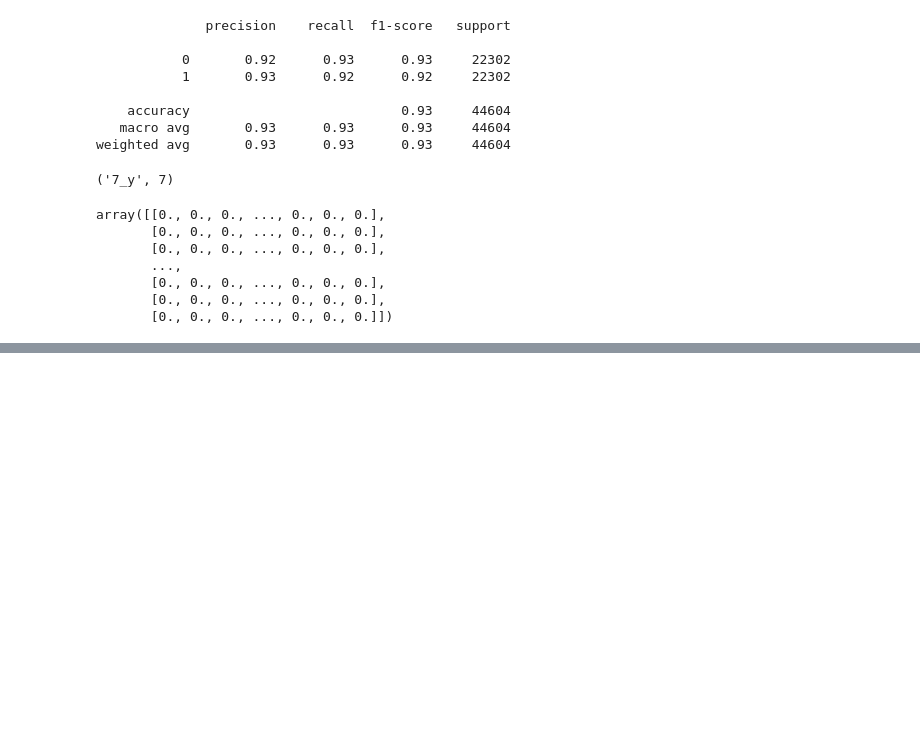
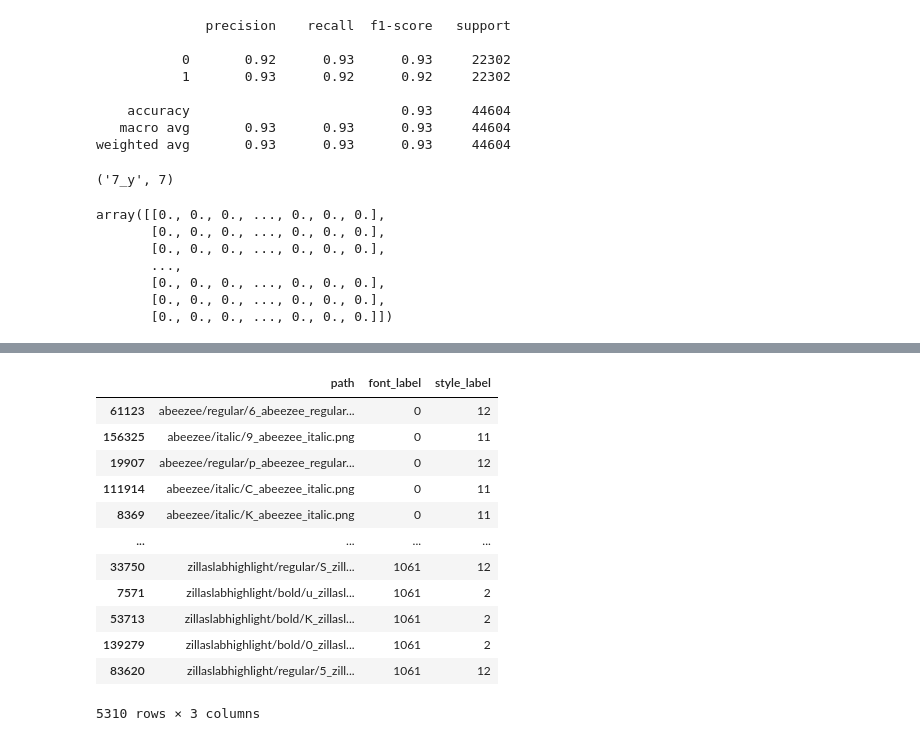
Before and after one commit to PhamQuocHuy1101/Character-independent-font-identification, a Jupyter notebook: notebook/test.ipynb, the cells around one changed output, grey strips where cells are left out. Saved outputs shown, nothing was run; the diff lists cells and outputs as text; code cells hidden in the pictures; blank space fills up the shorter version.

```diff
--- a/notebook/test.ipynb
+++ b/notebook/test.ipynb
@@ -116,0 +121,22 @@ plt.imshow(img)
+# %%
+# create support set
+df = pd.read_csv('../data/train_font_all.csv')
+# %%
+support_df = df.groupby('font_label').sample(n=10)
+support_df.to_csv('../data/support_dataset.csv', index=False)
+# %%
+support_df
+# %% [output]
+|  | path | font_label | style_label |
+| 61123 | abeezee/regular/6_abeezee_regular... | 0 | 12 |
+| 156325 | abeezee/italic/9_abeezee_italic.png | 0 | 11 |
+| 19907 | abeezee/regular/p_abeezee_regular... | 0 | 12 |
+| 111914 | abeezee/italic/C_abeezee_italic.png | 0 | 11 |
+| 8369 | abeezee/italic/K_abeezee_italic.png | 0 | 11 |
+| ... | ... | ... | ... |
+| 33750 | zillaslabhighlight/regular/S_zill... | 1061 | 12 |
+| 7571 | zillaslabhighlight/bold/u_zillasl... | 1061 | 2 |
+| 53713 | zillaslabhighlight/bold/K_zillasl... | 1061 | 2 |
+| 139279 | zillaslabhighlight/bold/0_zillasl... | 1061 | 2 |
+| 83620 | zillaslabhighlight/regular/5_zill... | 1061 | 12 |
+5310 rows × 3 columns
```
Also changed, not shown: parts of 11 cells of this notebook, 3 other files.
